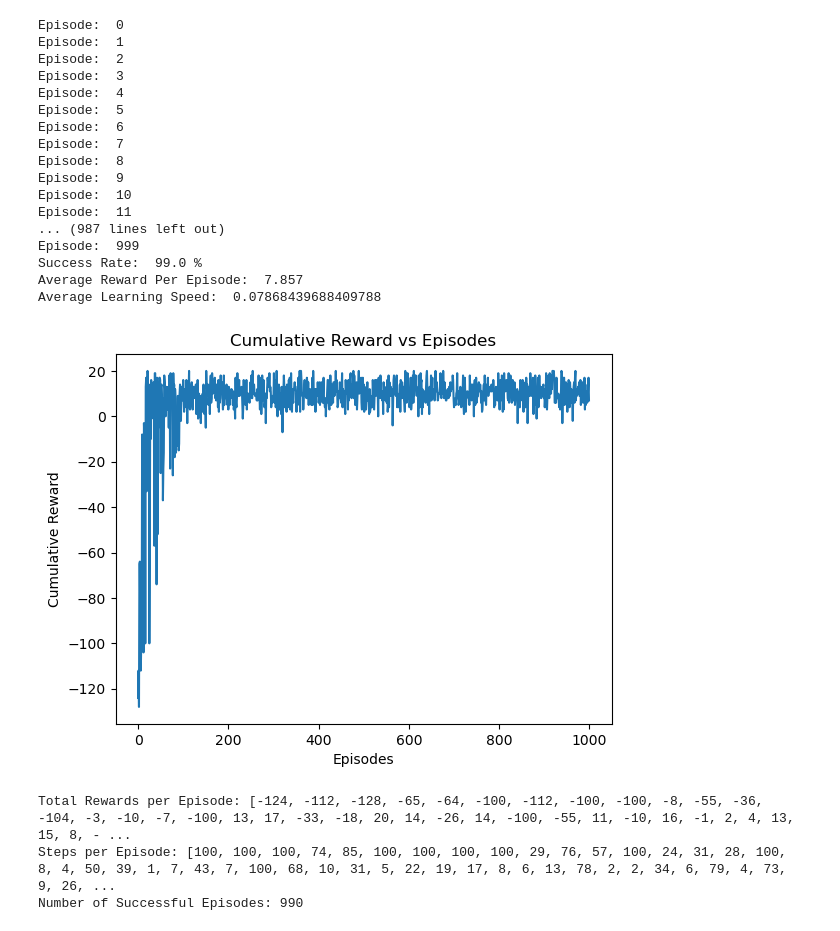
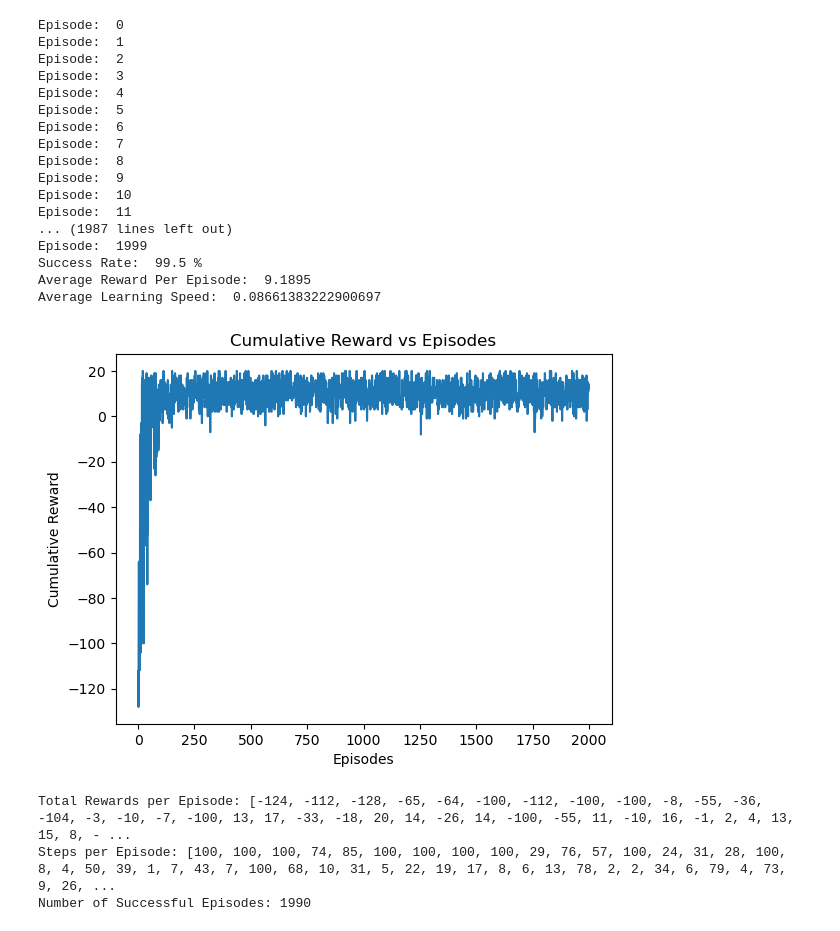
Before and after one commit to namtran3103/UNSWAI2, a Jupyter notebook: assignment2.ipynb, the cells around one changed output. Drawn from its saved outputs; the diff is of its cells as text; code cells hidden in the pictures.

```diff
--- a/assignment2.ipynb
+++ b/assignment2.ipynb
@@ -56,7 +56,7 @@ decay_rate = 0.01
 
 alpha = 0.8    # Learning rate
 gamma = 0.95   # Discount factor
-num_episodes = 1000
+num_episodes = 2000
 max_steps_per_episode = 100
 
 
@@ -127,42 +127,42 @@ averageLearningSpeed = calculateAverageLearningSpeed(steps_per_episode)
 # Save metrics to a JSON file
 metrics = {
     "Success Rate": successRate,
     "Average Reward per Episode": averageRewardPerEpisode,
     "Average Learning Speed": averageLearningSpeed,
 }
 
 with open("metricsQ.json", "w") as f:
     json.dump(metrics, f, indent=4)
 
 # Plot cumulative reward
 plotCumulativeReward(total_rewards_per_episode)
 
 # Print metrics
 print(f"Total Rewards per Episode: {total_rewards_per_episode}")
 print(f"Steps per Episode: {steps_per_episode}")
 print(f"Number of Successful Episodes: {successful_episodes}")
 # %% [output]
 Episode:  0
 Episode:  1
 Episode:  2
 Episode:  3
 Episode:  4
 Episode:  5
 Episode:  6
 Episode:  7
 Episode:  8
 Episode:  9
 Episode:  10
 Episode:  11
-... (987 lines left out)
-Episode:  999
-Success Rate:  99.0 %
-Average Reward Per Episode:  7.857
-Average Learning Speed:  0.07868439688409788
+... (1987 lines left out)
+Episode:  1999
+Success Rate:  99.5 %
+Average Reward Per Episode:  9.1895
+Average Learning Speed:  0.08661383222900697
-[figure, old version]
+[figure, new version]
 Total Rewards per Episode: [-124, -112, -128, -65, -64, -100, -112, -100, -100, -8, -55, -36, -104, -3, -10, -7, -100, 13, 17, -33, -18, 20, 14, -26, 14, -100, -55, 11, -10, 16, -1, 2, 4, 13, 15, 8, - ...
 Steps per Episode: [100, 100, 100, 74, 85, 100, 100, 100, 100, 29, 76, 57, 100, 24, 31, 28, 100, 8, 4, 50, 39, 1, 7, 43, 7, 100, 68, 10, 31, 5, 22, 19, 17, 8, 6, 13, 78, 2, 2, 34, 6, 79, 4, 73, 9, 26, ...
-Number of Successful Episodes: 990
+Number of Successful Episodes: 1990
 # %%
 
 
```
Also changed, not shown: parts of 6 cells of this notebook, 4 other files.
